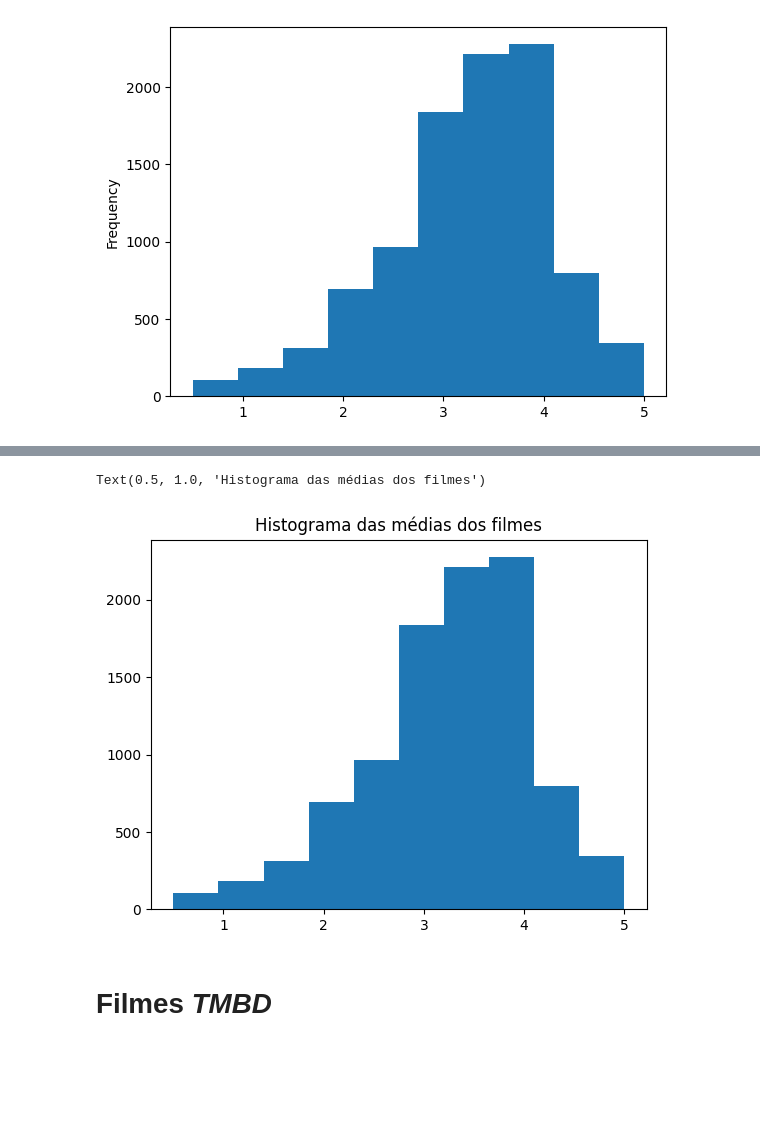
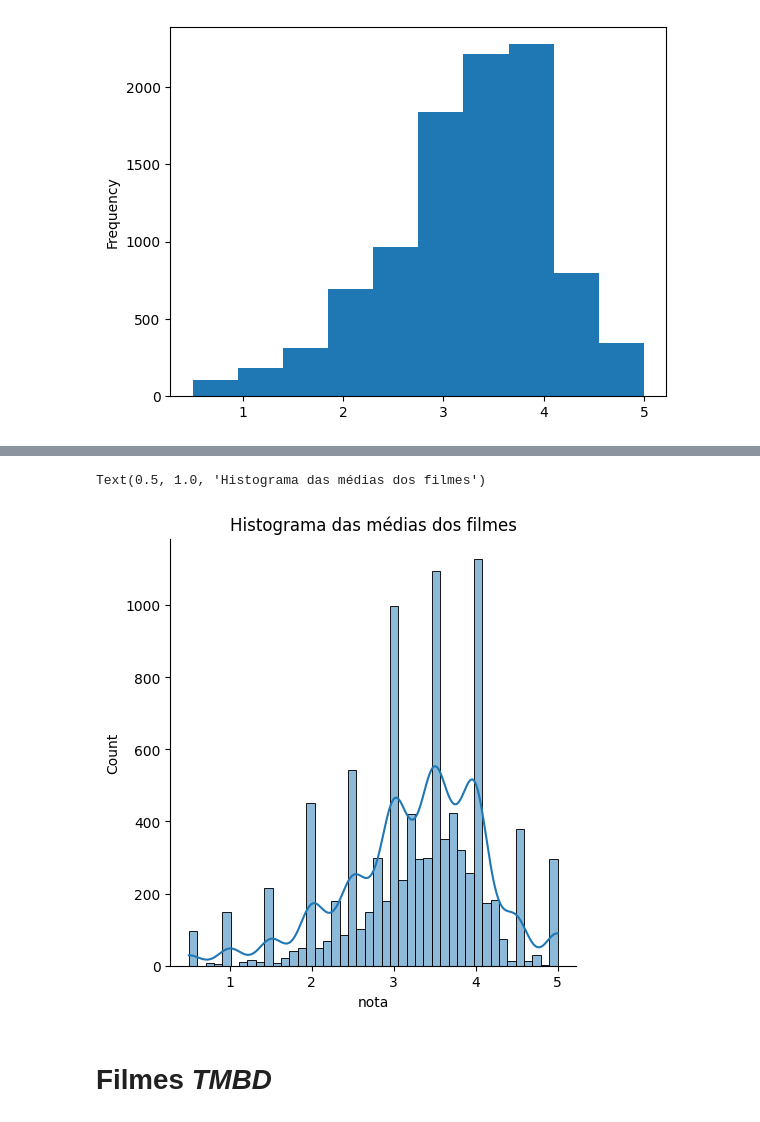
Before and after one commit to Barabarr/data_science, a Jupyter notebook: Introdução_a_Data_Science.ipynb, the cells around one changed output, grey strips where cells are left out. Cells and saved outputs as stored; diff of their text form; code cells hidden in the pictures; blank space fills up the shorter version.

```diff
--- a/Introdução_a_Data_Science.ipynb
+++ b/Introdução_a_Data_Science.ipynb
@@ -31,7 +30,7 @@ Successfully installed seaborn-0.13.2
 # %%
-arquivo = pd.read_csv("ratings.csv")
-arquivo.columns = ["usuarioId","filmeId","nota", "momento"]
-arquivo.head()
+arquivo_nota = pd.read_csv("/content/ratings.csv")
+arquivo_nota.columns = ["usuarioId","filmeId","nota", "momento"]
+arquivo_nota.head()
 # %% [output]
 |  | usuarioId | filmeId | nota | momento |
 | 0 | 1 | 1 | 4.0 | 964982703 |
@@ -111,7 +114,7 @@ print(arquivo.query("filmeId==2").nota.mean())
 3.9209302325581397
 3.4318181818181817
 # %%
-medias_por_filme = arquivo.groupby("filmeId").mean().nota
+medias_por_filme = arquivo_nota.groupby("filmeId")['nota'].mean()
 medias_por_filme.head()
 # %% [output]
 filmeId
@@ -152,9 +147,9 @@ sns.distplot(medias_por_filme)
 # %%
-plt.hist(medias_por_filme)
+sns.displot(medias_por_filme, kde= True)
 plt.title("Histograma das médias dos filmes")
 # %% [output]
 Text(0.5, 1.0, 'Histograma das médias dos filmes')
-[figure, old version]
+[figure, new version]
 # %% [markdown]
 # Filmes *TMBD*
 # %%
```
Also changed, not shown: parts of 23 cells of this notebook, 6 other files.
